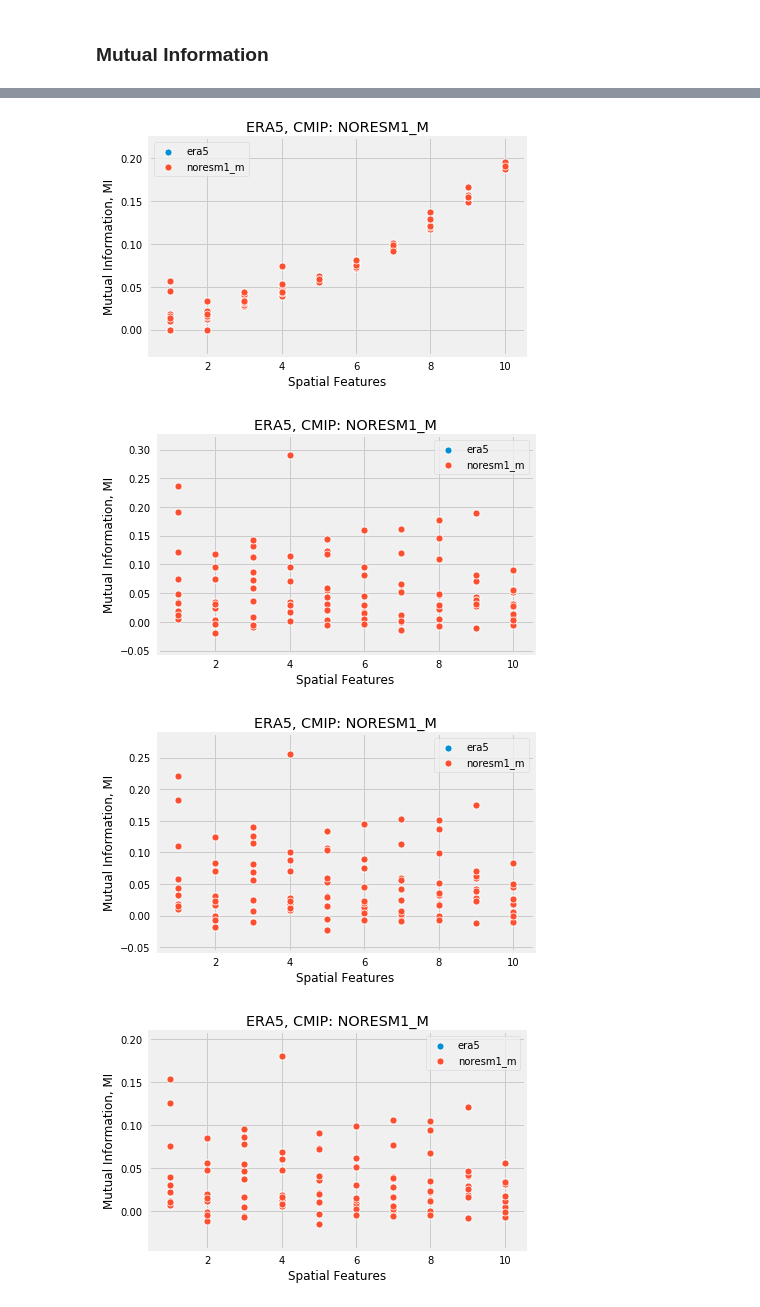
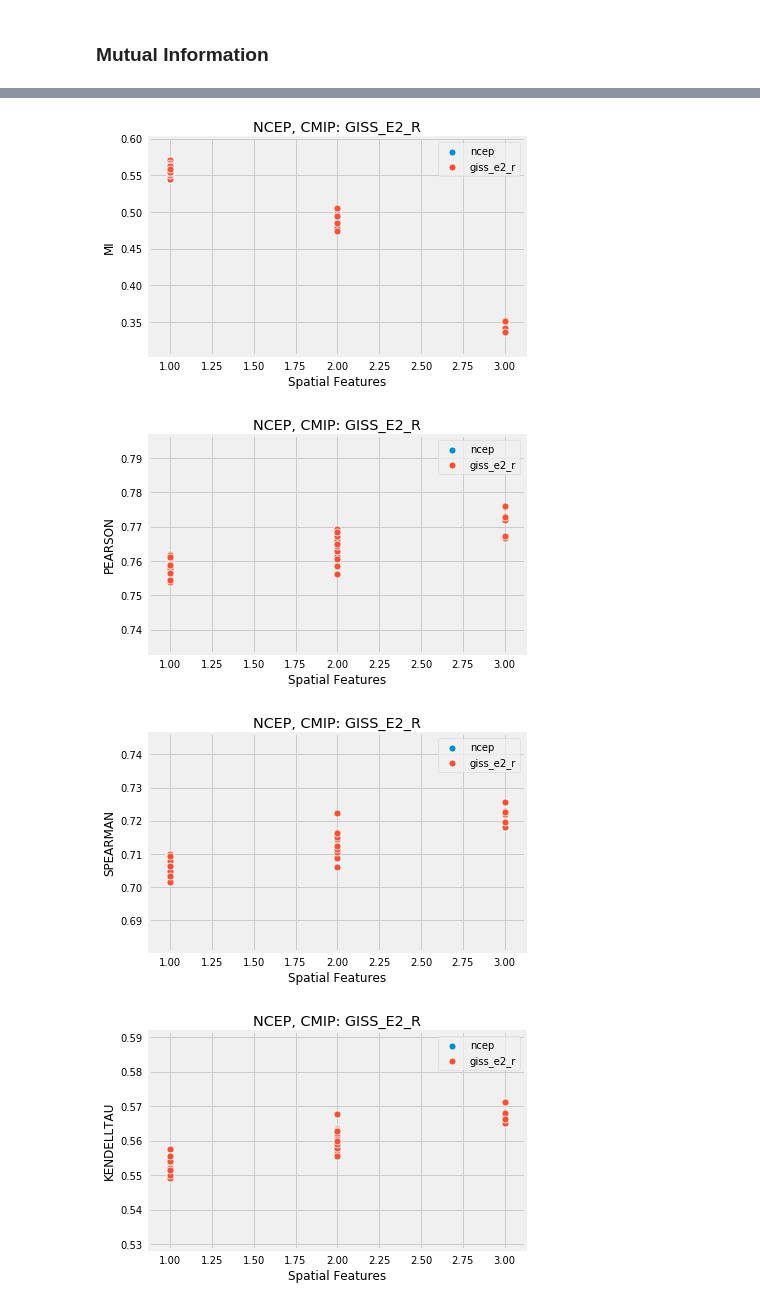
Before and after one commit to jejjohnson/rbig_eo, a Jupyter notebook: notebooks/climate/amip/4.1_visualize_global.ipynb, the cells around one changed output, grey strips where cells are left out. Cells and saved outputs as stored; diff of their text form; code cells hidden in the pictures.

```diff
--- a/notebooks/climate/amip/4.1_visualize_global.ipynb
+++ b/notebooks/climate/amip/4.1_visualize_global.ipynb
@@ -404,13 +474,13 @@ plot_global_mi(results, 'era5', 'inmcm4', 'kendelltau')
-# %%
-plot_global_mi(results, 'era5', 'noresm1_m', 'mi')
-plot_global_mi(results, 'era5', 'noresm1_m', 'pearson')
-plot_global_mi(results, 'era5', 'noresm1_m', 'spearman')
-plot_global_mi(results, 'era5', 'noresm1_m', 'kendelltau')
-# %% [output]
-[figure, removed]
-[figure, removed]
-[figure, removed]
-[figure, removed]
+# %%
+plot_global_mi(results_df, 'ncep', 'giss_e2_r', 'mi')
+plot_global_mi(results_df, 'ncep', 'giss_e2_r', 'pearson')
+plot_global_mi(results_df, 'ncep', 'giss_e2_r', 'spearman')
+plot_global_mi(results_df, 'ncep', 'giss_e2_r', 'kendelltau')
+# %% [output]
+[figure, added]
+[figure, added]
+[figure, added]
+[figure, added]
 # %%
 def plot_global_diff_mi(results_df: pd.DataFrame, base: str, measure='mi', normalized=True, log_mi=True)-> None:
 
```
Also changed, not shown: parts of 20 cells of this notebook, 14 other files.
